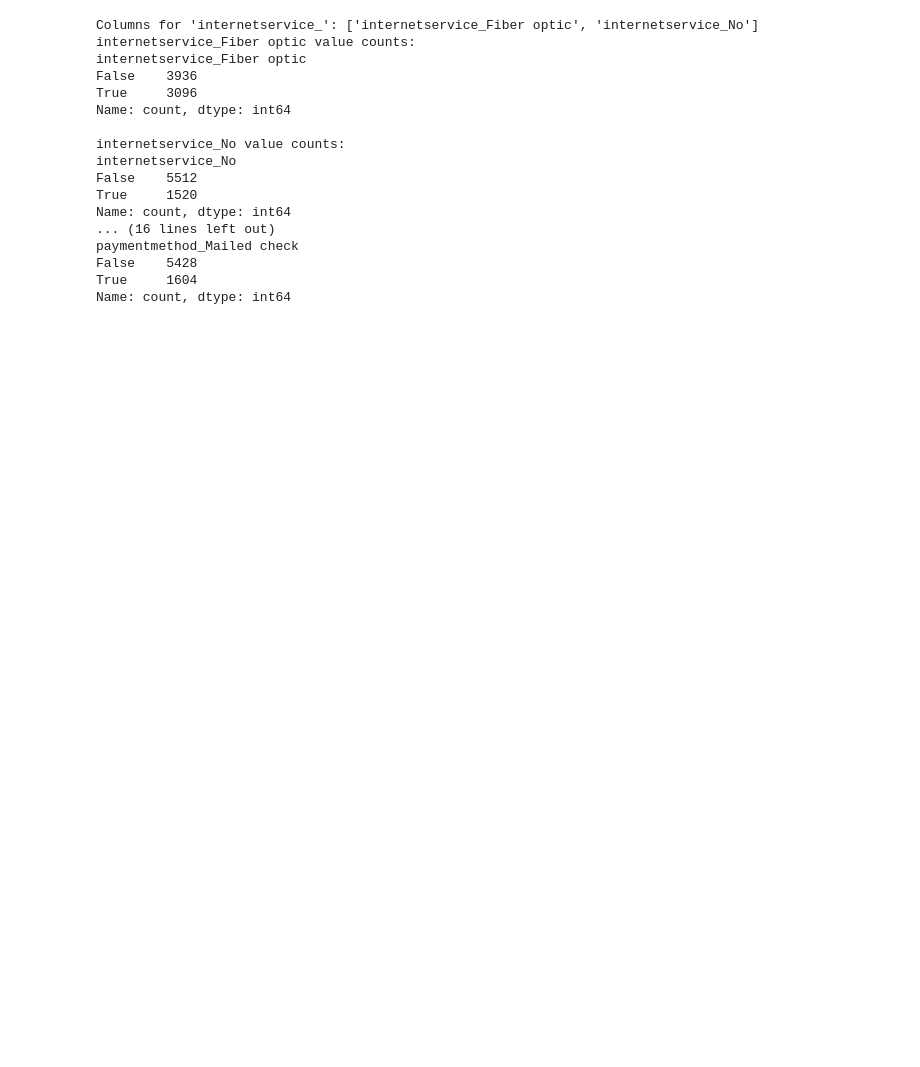
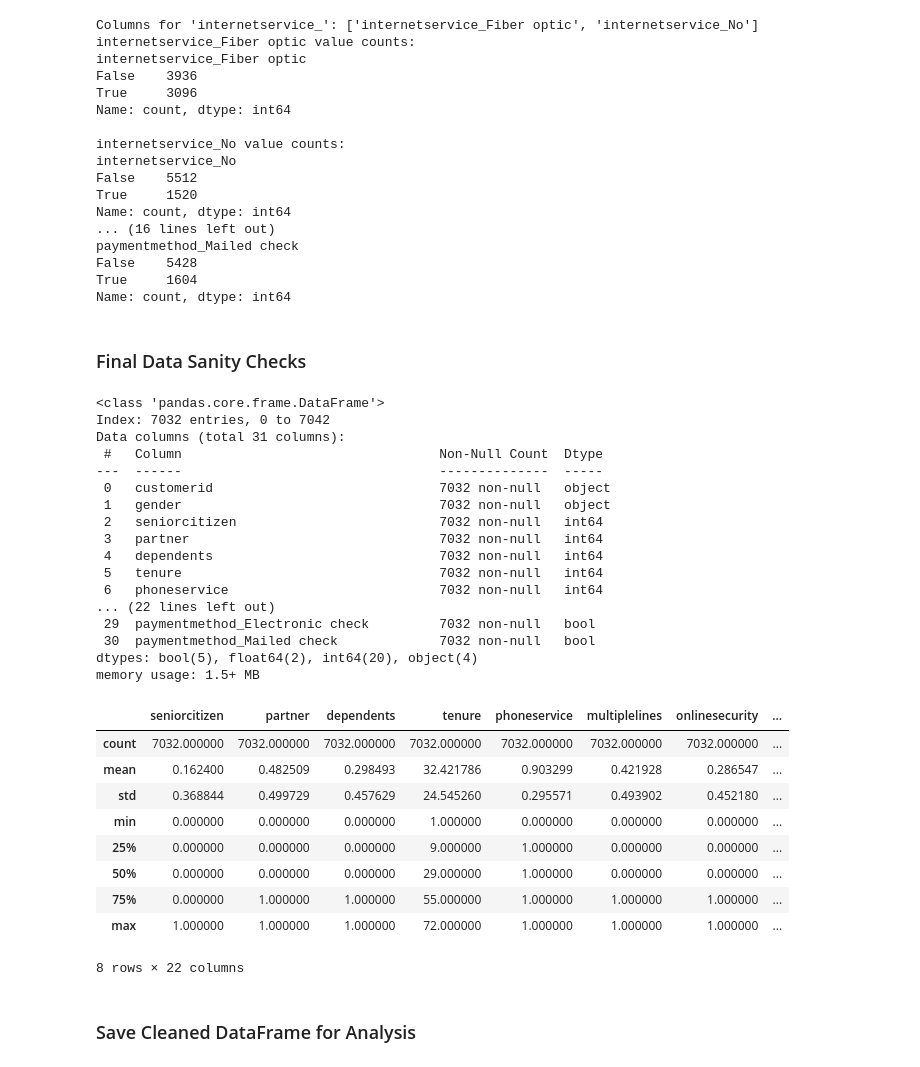
Before and after one commit to Doug-C33/causal-churn-analysis, a Jupyter notebook: notebooks/01_Data_Ingestion_and_Merging.ipynb, the cells around one changed output. Cells and saved outputs as stored; diff of their text form; code cells hidden in the pictures; blank space fills up the shorter version.

Commit message:
Finalize data cleaning and save cleaned dataset

```diff
--- a/notebooks/01_Data_Ingestion_and_Merging.ipynb
+++ b/notebooks/01_Data_Ingestion_and_Merging.ipynb
@@ -370,3 +342,39 @@ paymentmethod_Mailed check
 False    5428
 True     1604
 Name: count, dtype: int64
+# %% [markdown]
+### Final Data Sanity Checks
+# %%
+df.info()
+df.isnull().sum()
+df.describe()
+# %% [output]
+<class 'pandas.core.frame.DataFrame'>
+Index: 7032 entries, 0 to 7042
+Data columns (total 31 columns):
+ #   Column                                 Non-Null Count  Dtype
+---  ------                                 --------------  -----
+ 0   customerid                             7032 non-null   object
+ 1   gender                                 7032 non-null   object
+ 2   seniorcitizen                          7032 non-null   int64
+ 3   partner                                7032 non-null   int64
+ 4   dependents                             7032 non-null   int64
+ 5   tenure                                 7032 non-null   int64
+ 6   phoneservice                           7032 non-null   int64
+... (22 lines left out)
+ 29  paymentmethod_Electronic check         7032 non-null   bool
+ 30  paymentmethod_Mailed check             7032 non-null   bool
+dtypes: bool(5), float64(2), int64(20), object(4)
+memory usage: 1.5+ MB
+|  | seniorcitizen | partner | dependents | tenure | phoneservice | multiplelines | onlinesecurity | ... |
+| count | 7032.000000 | 7032.000000 | 7032.000000 | 7032.000000 | 7032.000000 | 7032.000000 | 7032.000000 | ... |
+| mean | 0.162400 | 0.482509 | 0.298493 | 32.421786 | 0.903299 | 0.421928 | 0.286547 | ... |
+| std | 0.368844 | 0.499729 | 0.457629 | 24.545260 | 0.295571 | 0.493902 | 0.452180 | ... |
+| min | 0.000000 | 0.000000 | 0.000000 | 1.000000 | 0.000000 | 0.000000 | 0.000000 | ... |
+| 25% | 0.000000 | 0.000000 | 0.000000 | 9.000000 | 1.000000 | 0.000000 | 0.000000 | ... |
+| 50% | 0.000000 | 0.000000 | 0.000000 | 29.000000 | 1.000000 | 0.000000 | 0.000000 | ... |
+| 75% | 0.000000 | 1.000000 | 1.000000 | 55.000000 | 1.000000 | 1.000000 | 1.000000 | ... |
+| max | 1.000000 | 1.000000 | 1.000000 | 72.000000 | 1.000000 | 1.000000 | 1.000000 | ... |
+8 rows × 22 columns
+# %% [markdown]
+### Save Cleaned DataFrame for Analysis
```
Also changed, not shown: parts of 22 cells of this notebook, 1 other file.
